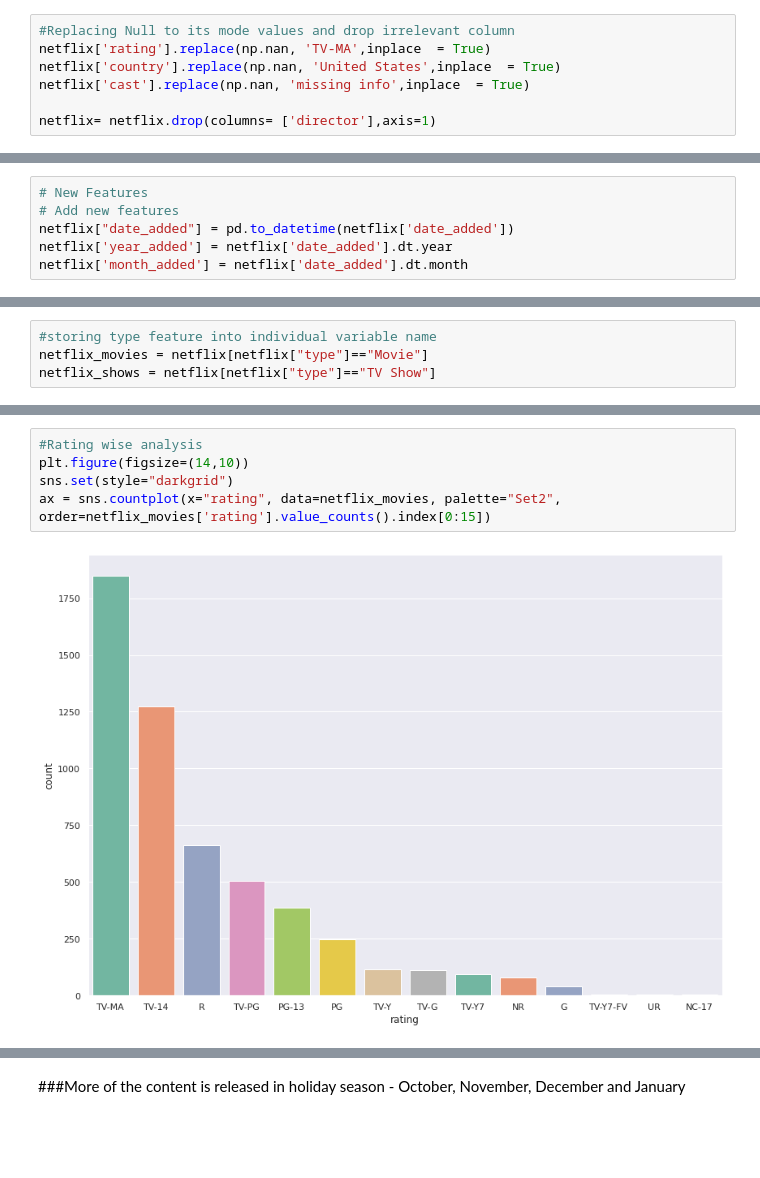
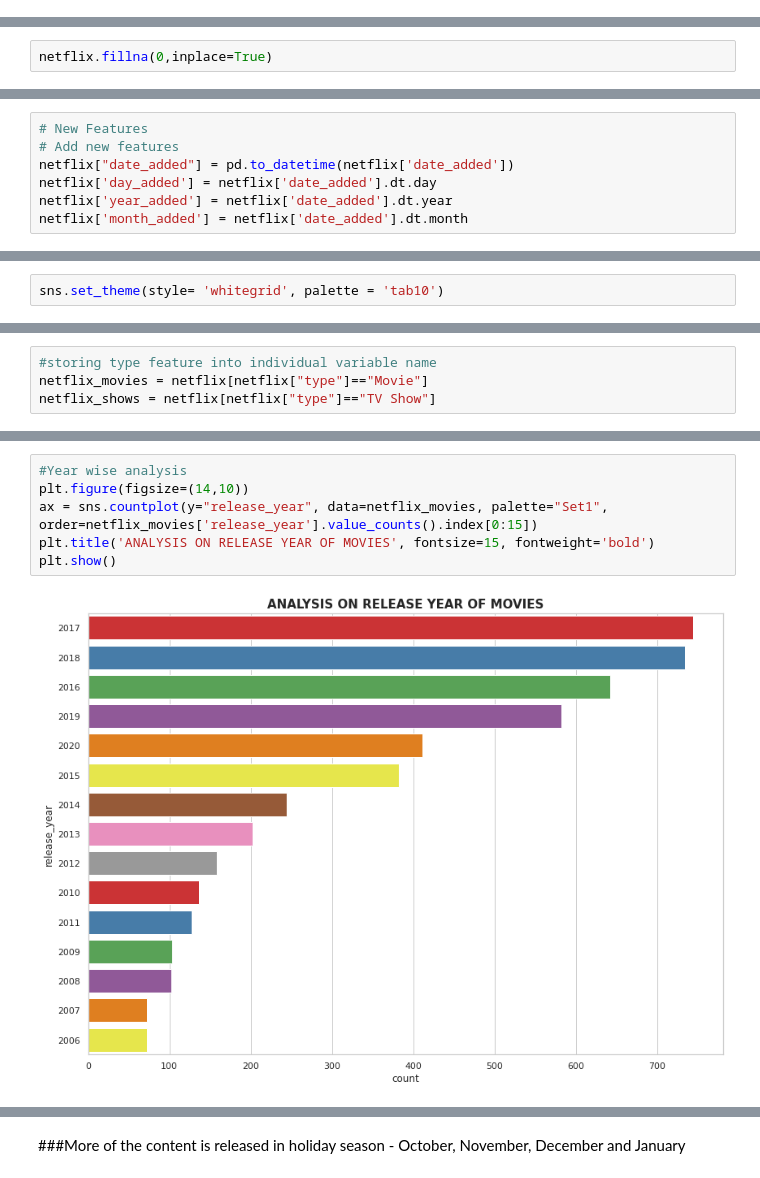
Before and after one commit to AnkitWalde/NETFLIX-MOVIES-AND-TV-SHOWS-CLUSTERING, a Jupyter notebook: NETFLIX_MOVIES_AND_TV_SHOWS_CLUSTERING.ipynb, the cells around one changed output, grey strips where cells are left out. Drawn from its saved outputs; the diff is of its cells as text; blank space fills up the shorter version.

```diff
--- a/NETFLIX_MOVIES_AND_TV_SHOWS_CLUSTERING.ipynb
+++ b/NETFLIX_MOVIES_AND_TV_SHOWS_CLUSTERING.ipynb
@@ -289,10 +256,3 @@ United States, United Kingdom, Canada                              1
 United States, United Kingdom, Japan                               1
 Sweden, Czech Republic, United Kingdom, Denmark, Netherlands       1
 Name: country, Length: 681, dtype: int64
-# %%
-#Replacing Null to its mode values and drop irrelevant column
-netflix['rating'].replace(np.nan, 'TV-MA',inplace  = True)
-netflix['country'].replace(np.nan, 'United States',inplace  = True)
-netflix['cast'].replace(np.nan, 'missing info',inplace  = True)
-
-netflix= netflix.drop(columns= ['director'],axis=1)
@@ -299,3 +276,5 @@ netflix= netflix.drop(columns= ['director'],axis=1)
+# %%
+netflix.fillna(0,inplace=True)
 # %%
 #date_added column
 netflix = netflix[netflix['date_added'].notna()]
@@ -319,6 +299,7 @@ dtype: int64
 # New Features
 # Add new features
 netflix["date_added"] = pd.to_datetime(netflix['date_added'])
+netflix['day_added'] = netflix['date_added'].dt.day
 netflix['year_added'] = netflix['date_added'].dt.year
 netflix['month_added'] = netflix['date_added'].dt.month
 # %%
@@ -338,6 +319,8 @@ len(netflix[netflix.duplicated()])
 0
 # %% [markdown]
 #**Exploratory Data Analysis**
+# %%
+sns.set_theme(style= 'whitegrid', palette = 'tab10')
 # %%
 # Plotting the pie plot
 plt.figure(figsize=(14,8))
@@ -361,7 +358,8 @@ netflix_shows = netflix[netflix["type"]=="TV Show"]
 # %%
-#Rating wise analysis
+#Year wise analysis
 plt.figure(figsize=(14,10))
-sns.set(style="darkgrid")
-ax = sns.countplot(x="rating", data=netflix_movies, palette="Set2", order=netflix_movies['rating'].value_counts().index[0:15])
+ax = sns.countplot(y="release_year", data=netflix_movies, palette="Set1", order=netflix_movies['release_year'].value_counts().index[0:15])
+plt.title('ANALYSIS ON RELEASE YEAR OF MOVIES', fontsize=15, fontweight='bold')
+plt.show()
 # %% [output]
-[figure, old version]
+[figure, new version]
```
Also changed, not shown: parts of 92 cells of this notebook.
